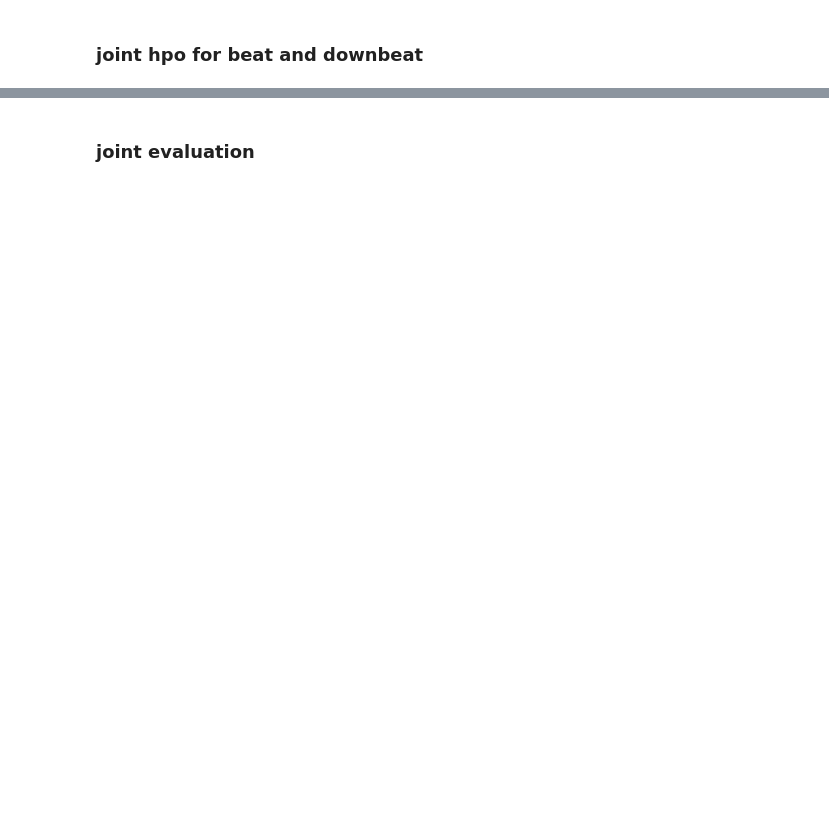
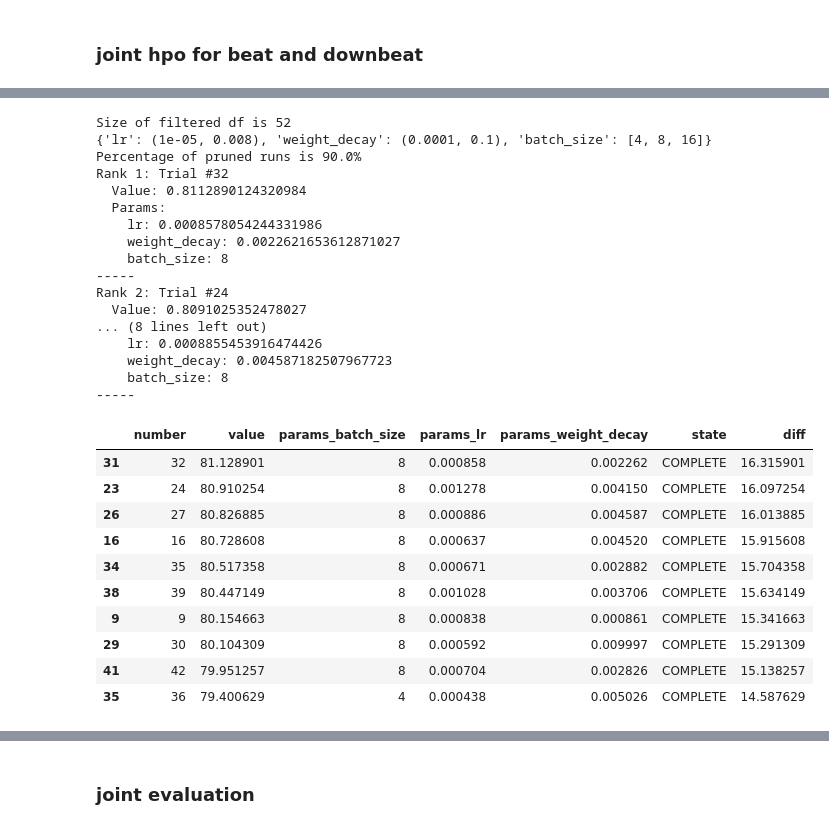
Before and after one commit to PulyaPolya/beat_this, a Jupyter notebook: results_evaluation.ipynb, the cells around one changed output, grey strips where cells are left out. Cells and saved outputs as stored; diff of their text form; code cells hidden in the pictures; blank space fills up the shorter version.

```diff
--- a/results_evaluation.ipynb
+++ b/results_evaluation.ipynb
@@ -1210,6 +1284,7 @@ json1_data
 # HPO
 # %%
 import optuna
+from optuna.importance import get_param_importances, FanovaImportanceEvaluator
 def filter_optuna_study(study):
     df = study.trials_dataframe()
     df_filtered = df[df["state"].isin(["COMPLETE", "PRUNED"]) ]
@@ -1241,6 +1316,25 @@ def get_pruned(df, tail = 10):
     last_df = df.tail(tail)
     df_pruned_last = last_df[last_df["state"] == "PRUNED"]
     print(f"Percentage of pruned runs is {len(df_pruned_last) / len(last_df)* 100}% ")
+
+def get_fanova_importances(study_name, storage_path):
+    importances = []
+    study = optuna.load_study(study_name=study_name, storage=storage_path)
+    for _ in range(10):
+        imp = optuna.importance.get_param_importances(
+            study, evaluator=FanovaImportanceEvaluator()
+        )
+        s = sum(imp.values())
+        importances.append({k: v / s for k, v in imp.items()})
+
+    importance_avg = {
+        k: sum(d.get(k, 0.0) for d in importances) / len(importances)
+        for k in importances[0]
+    }
+    print(f"Fanova analysis:")
+    print(importance_avg)
+    print(sum(list(importance_avg.values())))
+
 def get_study_info(study_name, storage_path, baseline_value = None, pruned = True, tail= None):
     study = optuna.load_study(
         study_name=study_name,
@@ -1249,6 +1343,7 @@ def get_study_info(study_name, storage_path, baseline_value = None, pruned = Tru
     df_filtered = filter_optuna_study(study)
     search_space = extract_search_space(study)
     print(search_space)
+    get_fanova_importances(study_name, storage_path)
     if pruned:
         get_pruned(df_filtered, tail = tail)
     if baseline_value is not None:
@@ -1493,0 +1705,35 @@ df_filtered
+# %%
+
+df_filtered, search_space = get_study_info(study_name="full_data_downbeat", storage_path="sqlite:///optuna_downbeat.db",
+                                           baseline_value=64.813, tail = 10)
+print_top_k(study_name="full_data_downbeat", storage_path="sqlite:///optuna_downbeat.db",top_k=3)
+df_filtered
+# %% [output]
+Size of filtered df is 52
+{'lr': (1e-05, 0.008), 'weight_decay': (0.0001, 0.1), 'batch_size': [4, 8, 16]}
+Percentage of pruned runs is 90.0%
+Rank 1: Trial #32
+  Value: 0.8112890124320984
+  Params:
+    lr: 0.0008578054244331986
+    weight_decay: 0.0022621653612871027
+    batch_size: 8
+-----
+Rank 2: Trial #24
+  Value: 0.8091025352478027
+... (8 lines left out)
+    lr: 0.0008855453916474426
+    weight_decay: 0.004587182507967723
+    batch_size: 8
+-----
+|  | number | value | params_batch_size | params_lr | params_weight_decay | state | diff |
+| 31 | 32 | 81.128901 | 8 | 0.000858 | 0.002262 | COMPLETE | 16.315901 |
+| 23 | 24 | 80.910254 | 8 | 0.001278 | 0.004150 | COMPLETE | 16.097254 |
+| 26 | 27 | 80.826885 | 8 | 0.000886 | 0.004587 | COMPLETE | 16.013885 |
+| 16 | 16 | 80.728608 | 8 | 0.000637 | 0.004520 | COMPLETE | 15.915608 |
+| 34 | 35 | 80.517358 | 8 | 0.000671 | 0.002882 | COMPLETE | 15.704358 |
+| 38 | 39 | 80.447149 | 8 | 0.001028 | 0.003706 | COMPLETE | 15.634149 |
+| 9 | 9 | 80.154663 | 8 | 0.000838 | 0.000861 | COMPLETE | 15.341663 |
+| 29 | 30 | 80.104309 | 8 | 0.000592 | 0.009997 | COMPLETE | 15.291309 |
+| 41 | 42 | 79.951257 | 8 | 0.000704 | 0.002826 | COMPLETE | 15.138257 |
+| 35 | 36 | 79.400629 | 4 | 0.000438 | 0.005026 | COMPLETE | 14.587629 |
```
Also changed, not shown: parts of 49 cells of this notebook.
